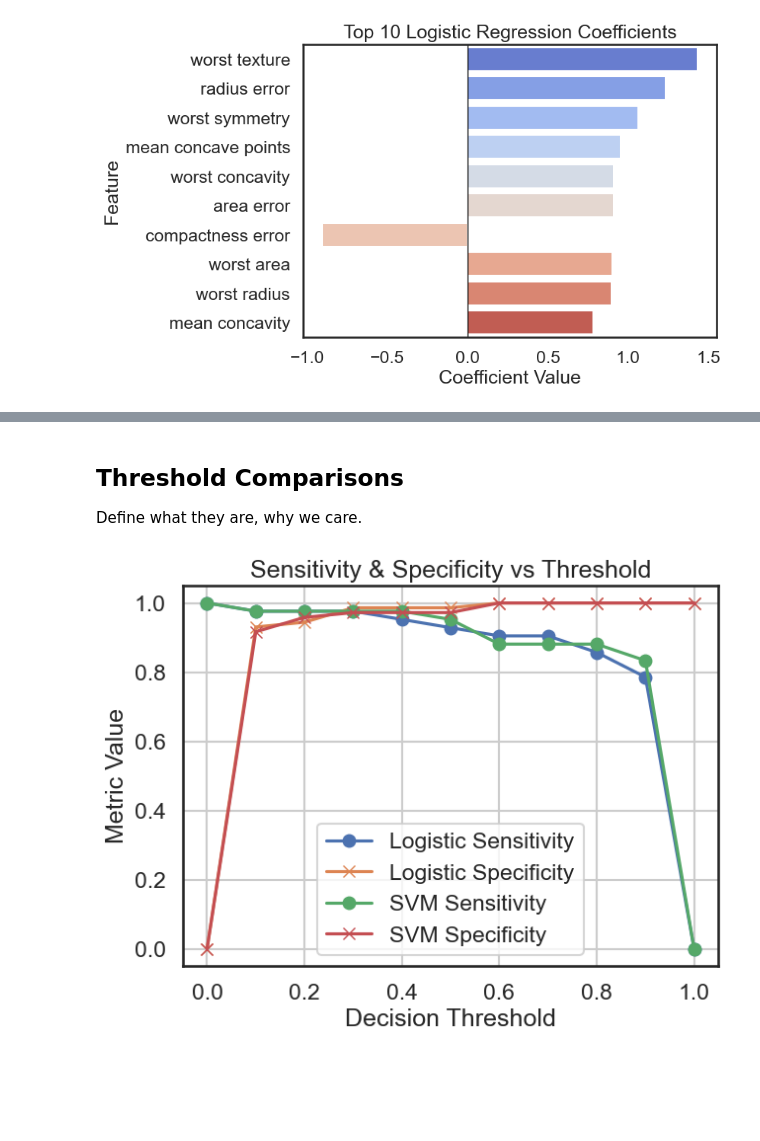
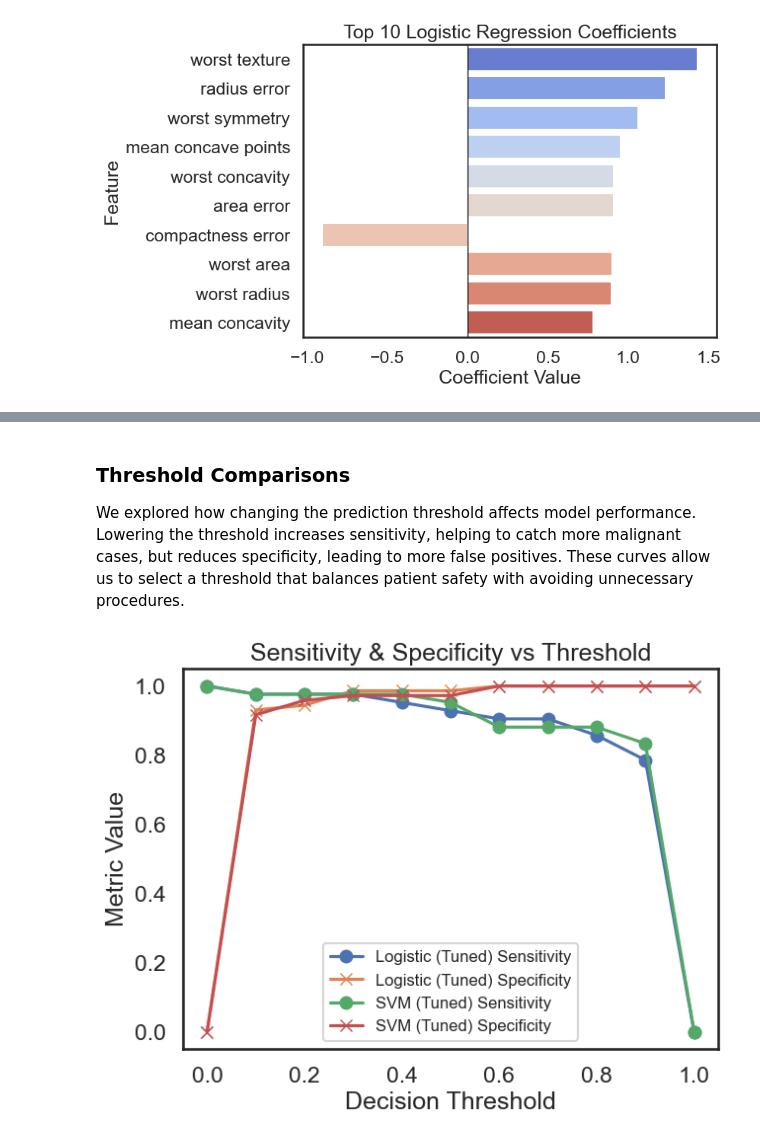
Before and after one commit to sarahcreighton/breast-cancer-classifier, a Jupyter notebook: notebooks/02_modelling.ipynb, the cells around one changed output, grey strips where cells are left out. Drawn from its saved outputs; the diff is of its cells as text; code cells hidden in the pictures; blank space fills up the shorter version.

Commit message:
updated EDA and modelling documents

```diff
--- a/notebooks/02_modelling.ipynb
+++ b/notebooks/02_modelling.ipynb
@@ -261,32 +236,11 @@ vis.plot_logistic_coefficients(best_lr, X_train, top_n=10)
 # %% [markdown]
-## Threshold Comparisons
-Define what they are, why we care.
+### Threshold Comparisons
+We explored how changing the prediction threshold affects model performance. Lowering the threshold increases sensitivity, helping to catch more malignant cases, but reduces specificity, leading to more false positives. These curves allow us to select a threshold that balances patient safety with avoiding unnecessary procedures.
 # %%
-plt.figure(figsize=(7,5))
-
-thresholds = np.linspace(0, 1, 11)
-
-for name, model in {"Logistic": best_lr, "SVM": best_svm}.items():
-    if hasattr(model, "predict_proba"):
-        y_proba = model.predict_proba(X_test)[:,1]
-    else:
-        continue
-
-    sens_list, spec_list = [], []
-    for t in thresholds:
-        y_pred = (y_proba >= t).astype(int)
-        tn, fp, fn, tp = confusion_matrix(y_test, y_pred).ravel()
-        sens_list.append(tp / (tp + fn))
-        spec_list.append(tn / (tn + fp))
-
-    plt.plot(thresholds, sens_list, marker='o', label=f"{name} Sensitivity")
-    plt.plot(thresholds, spec_list, marker='x', label=f"{name} Specificity")
-
-plt.xlabel("Decision Threshold")
-plt.ylabel("Metric Value")
-plt.title("Sensitivity & Specificity vs Threshold")
-plt.grid(True)
-plt.legend()
-plt.show()
+models_to_plot = {
+    "Logistic (Tuned)": best_lr,
+    "SVM (Tuned)": best_svm
+    }
+vis.plot_sensitivity_specificity(models_to_plot, X_test, y_test)
 # %% [output]
-[figure, old version]
+[figure, new version]
```
Also changed, not shown: parts of 11 cells of this notebook, 2 other files.
